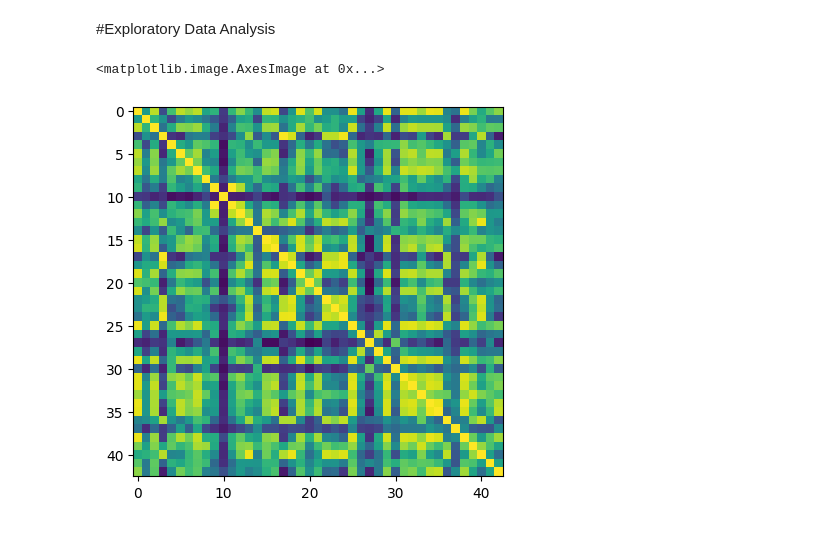
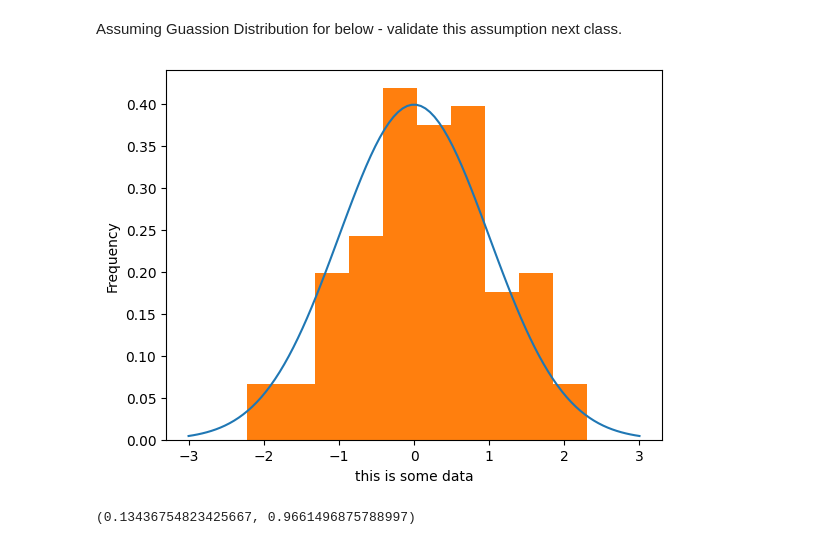
Before and after one commit to gkmurphy/PUS2024_GMurphy, a Jupyter notebook: Distributions.ipynb, the cells around one changed output. Saved outputs shown, nothing was run; the diff lists cells and outputs as text; code cells hidden in the pictures.

Commit message:
Check her commit and update the final graph

```diff
--- a/Distributions.ipynb
+++ b/Distributions.ipynb
@@ -39,15 +3,2 @@ df_crime.describe() #params for sample cols
-# %% [markdown]
-#Exploratory Data Analysis
-# %%
-#error because of date_val col doesn't know how to handle it
-#drop, drops row by default. specify axis for col
-#groupby zipcode instead and sum by date - arrests per zipcode per day
-import pylab as plt
-
-
-plt.imshow(df_crime.groupby("ZCTA_GEOID").sum().drop("date_value", axis=1).corr())
-
-#Correlation graph
-# %% [output]
-<matplotlib.image.AxesImage at 0x...>
-[figure, removed]
+# %% [markdown]
+Assuming Guassion Distribution for below - validate this assumption next class.
@@ -53,0 +12,17 @@ plt.imshow(df_crime.groupby("ZCTA_GEOID").sum().drop("date_value", axis=1).corr(
+# %%
+np.random.seed(312) #indexed - same across notebooks.
+data = np.random.randn(100)
+#np.random.randn? #print the docstring for more information
+
+xr = np.linspace(-3,3,100) #start, stop, amt of points in array - spaced linearly (evenly)
+plt.plot(xr, norm.pdf(xr, loc =0, scale =1))
+plt.hist(data, density = True)
+plt.xlabel("this is some data")
+plt.ylabel("Frequency");
+# %% [output]
+[figure, added]
+# %%
+mean, stdev = sp.stats.norm.fit(data)
+mean, stdev
+# %% [output]
+(0.13436754823425667, 0.9661496875788997)
```
Also changed, not shown: parts of 8 cells of this notebook.
